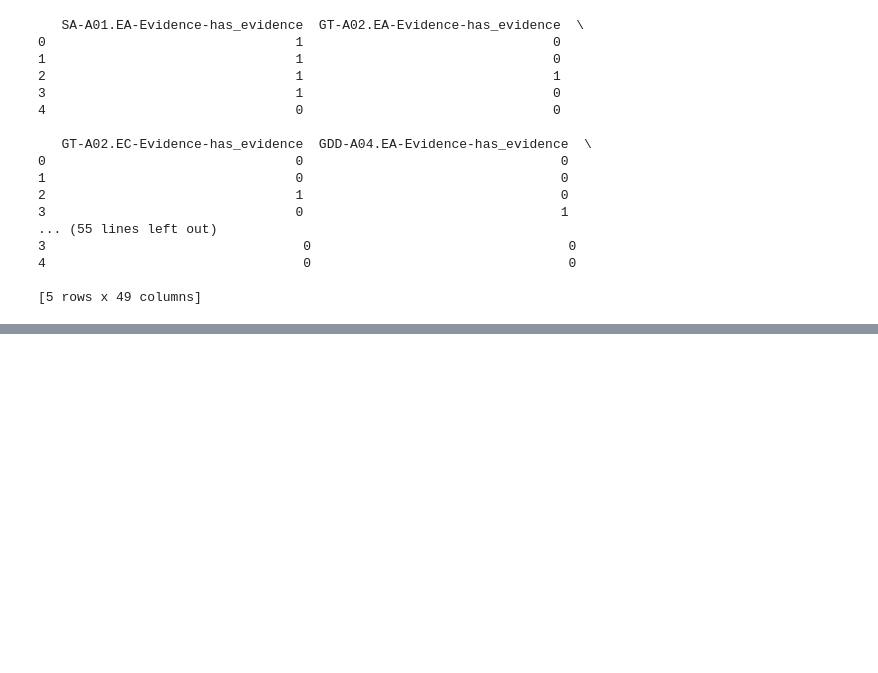
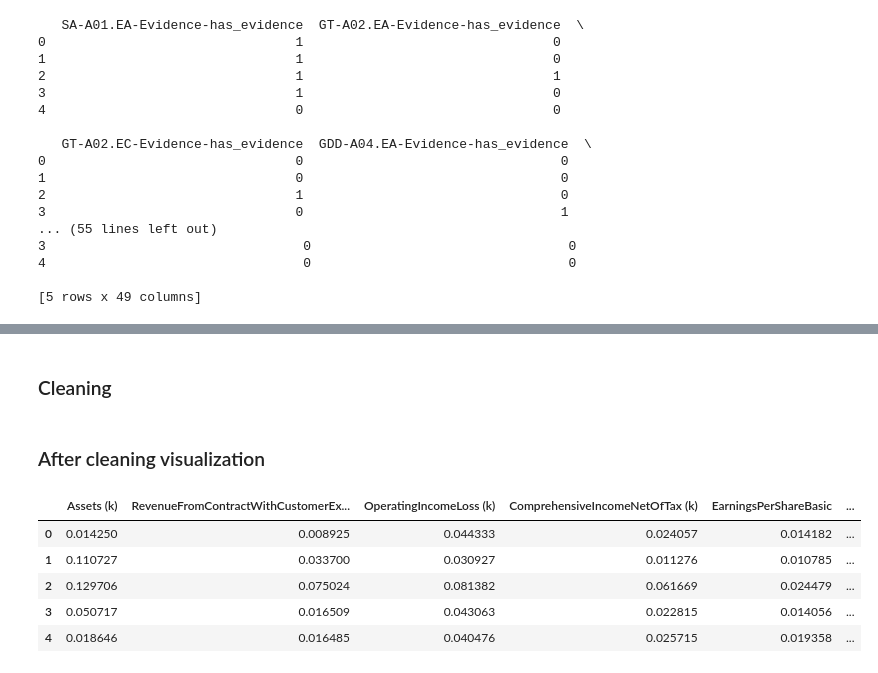
Before and after one commit to PENG-JY/InclusiveWorkplace_Study, a Jupyter notebook: technical-details/data-cleaning/main.ipynb, the cells around one changed output, grey strips where cells are left out. Saved outputs shown, nothing was run; the diff lists cells and outputs as text; code cells hidden in the pictures; blank space fills up the shorter version.

```diff
--- a/technical-details/data-cleaning/main.ipynb
+++ b/technical-details/data-cleaning/main.ipynb
@@ -290,0 +331,16 @@ merged_data.to_csv(output_merged_data_path, index=False)
+# %% [markdown]
+### Cleaning
+# %%
+Asset_Profitability_columns = [
+    'Assets (k)', 'RevenueFromContractWithCustomerExcludingAssessedTax (k)',
+    'OperatingIncomeLoss (k)', 'ComprehensiveIncomeNetOfTax (k)'
+]
+
+Liquidity_Market_columns = [
+    'EarningsPerShareBasic', 'EntityPublicFloat (k)', 'AllocatedShareBasedCompensationExpense (k)',
+    'CashAndCashEquivalentsAtCarryingValue (k)', 'AccountsReceivableNetCurrent (k)'
+]
+# Perform multiple imputation for missing values in the financial columns
+imputer = IterativeImputer()
+merged_data[Asset_Profitability_columns] = imputer.fit_transform(merged_data[Asset_Profitability_columns])
+merged_data[Liquidity_Market_columns] = imputer.fit_transform(merged_data[Liquidity_Market_columns])
@@ -290,0 +358,11 @@ merged_data.to_csv(output_merged_data_path, index=False)
+# %% [markdown]
+### After cleaning visualization
+# %%
+merged_data[columns_to_standardize].head()
+# %% [output]
+|  | Assets (k) | RevenueFromContractWithCustomerEx... | OperatingIncomeLoss (k) | ComprehensiveIncomeNetOfTax (k) | EarningsPerShareBasic | ... |
+| 0 | 0.014250 | 0.008925 | 0.044333 | 0.024057 | 0.014182 | ... |
+| 1 | 0.110727 | 0.033700 | 0.030927 | 0.011276 | 0.010785 | ... |
+| 2 | 0.129706 | 0.075024 | 0.081382 | 0.061669 | 0.024479 | ... |
+| 3 | 0.050717 | 0.016509 | 0.043063 | 0.022815 | 0.014056 | ... |
+| 4 | 0.018646 | 0.016485 | 0.040476 | 0.025715 | 0.019358 | ... |
```
Also changed, not shown: parts of 9 cells of this notebook, 4 other files.
